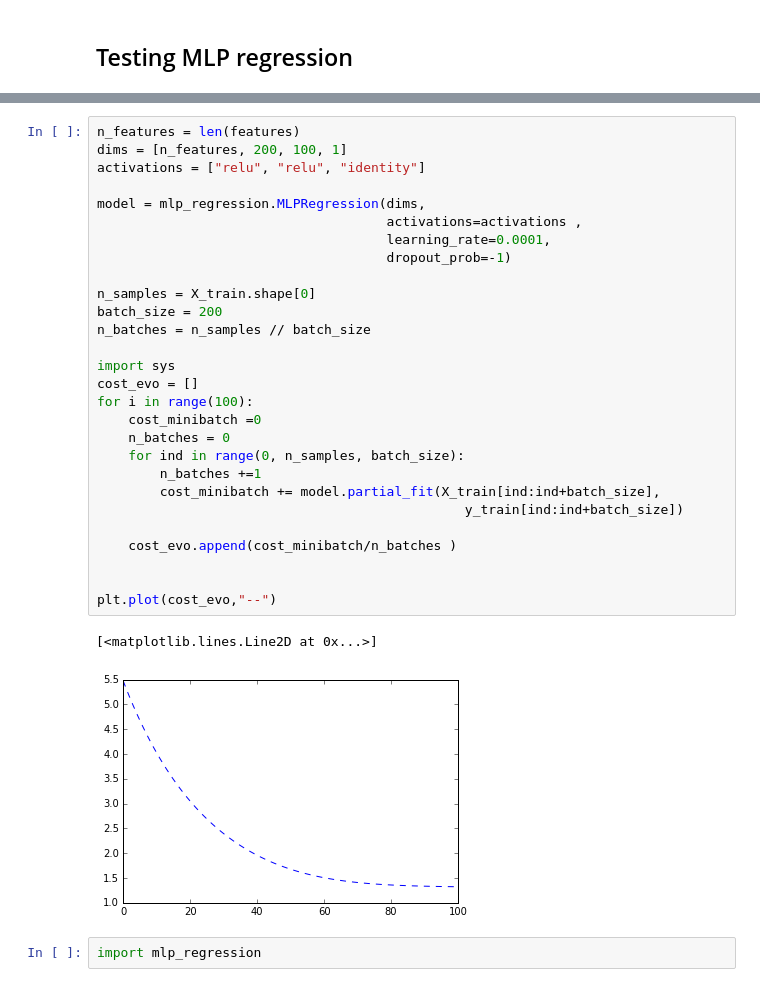
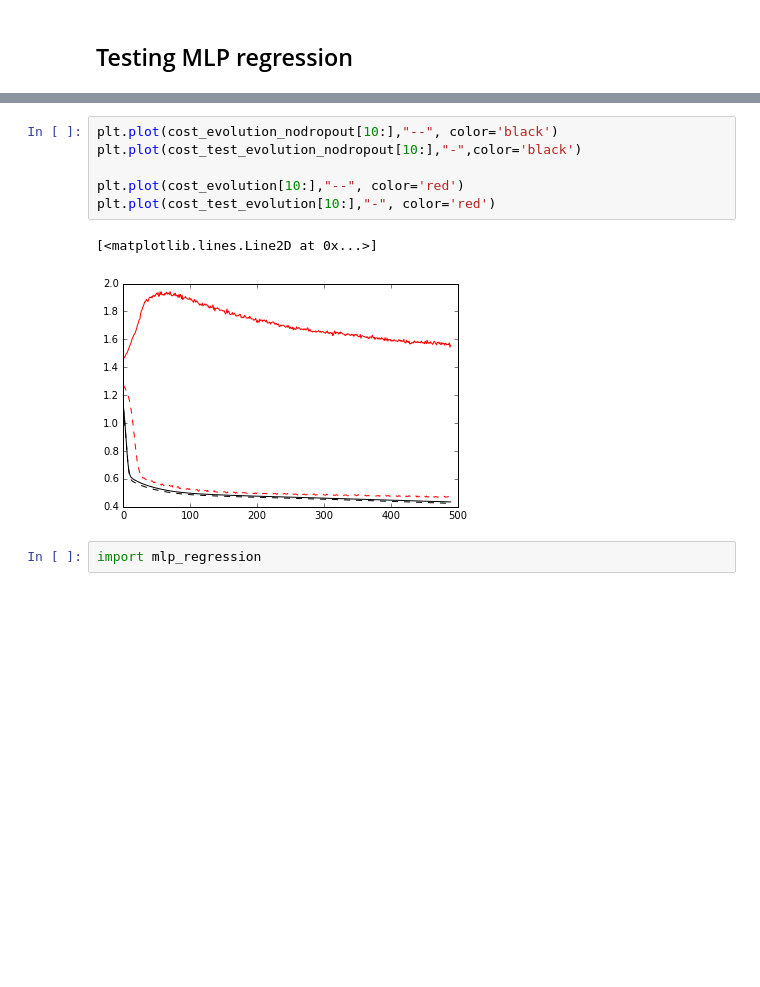
Before and after one commit to davidbp/connectionist, a Jupyter notebook: MLPRegression/mlp_regression_theano_example.ipynb, the cells around one changed output, grey strips where cells are left out. Cells and saved outputs as stored; diff of their text form; blank space fills up the shorter version.

```diff
--- a/MLPRegression/mlp_regression_theano_example.ipynb
+++ b/MLPRegression/mlp_regression_theano_example.ipynb
@@ -100,34 +139,12 @@ plt.plot(cost_evo,"--")
-# %%
-n_features = len(features)
-dims = [n_features, 200, 100, 1]
-activations = ["relu", "relu", "identity"]
-
-model = mlp_regression.MLPRegression(dims,
-                                     activations=activations ,
-                                     learning_rate=0.0001,
-                                     dropout_prob=-1)
-
-n_samples = X_train.shape[0]
-batch_size = 200
-n_batches = n_samples // batch_size
-
-import sys
-cost_evo = []
-for i in range(100):
-    cost_minibatch =0
-    n_batches = 0
-    for ind in range(0, n_samples, batch_size):
-        n_batches +=1
-        cost_minibatch += model.partial_fit(X_train[ind:ind+batch_size],
-                                               y_train[ind:ind+batch_size])
-
-    cost_evo.append(cost_minibatch/n_batches )
-
-
-plt.plot(cost_evo,"--")
-# %% [output]
-[<matplotlib.lines.Line2D at 0x...>]
-[figure, removed]
+# %%
+plt.plot(cost_evolution_nodropout[10:],"--", color='black')
+plt.plot(cost_test_evolution_nodropout[10:],"-",color='black')
+
+plt.plot(cost_evolution[10:],"--", color='red')
+plt.plot(cost_test_evolution[10:],"-", color='red')
+# %% [output]
+[<matplotlib.lines.Line2D at 0x...>]
+[figure, added]
 # %%
 import mlp_regression
 # %%
```
Also changed, not shown: parts of 9 cells of this notebook, 1 other file.
